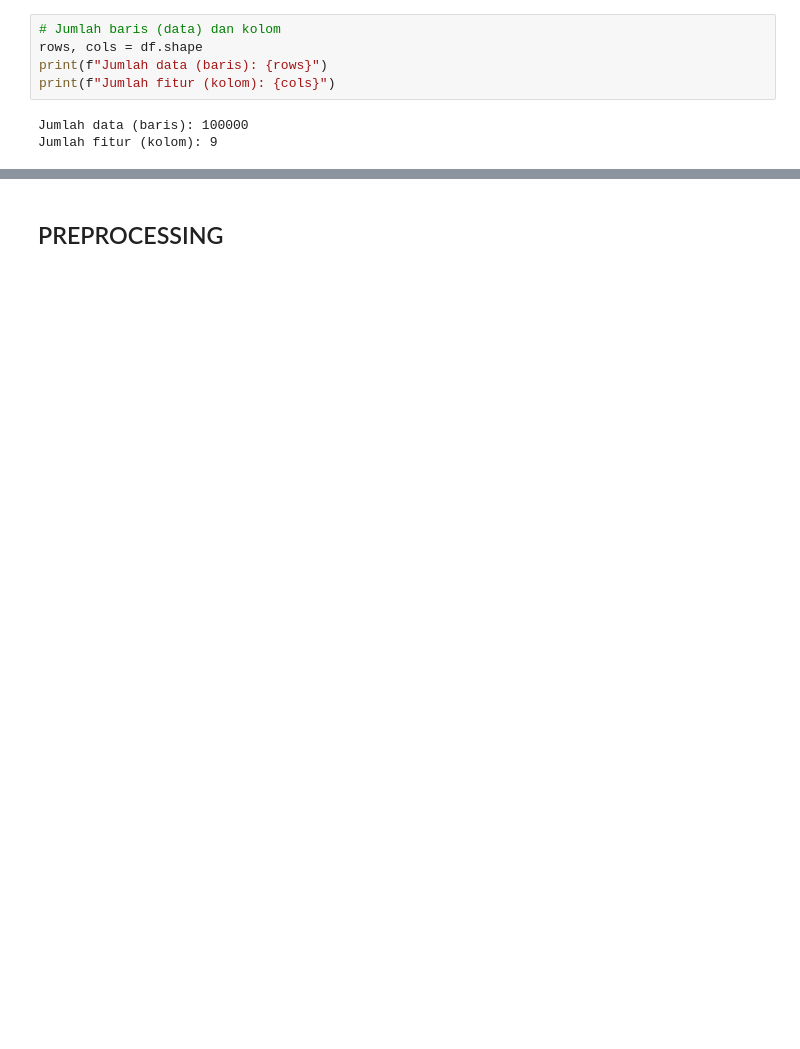
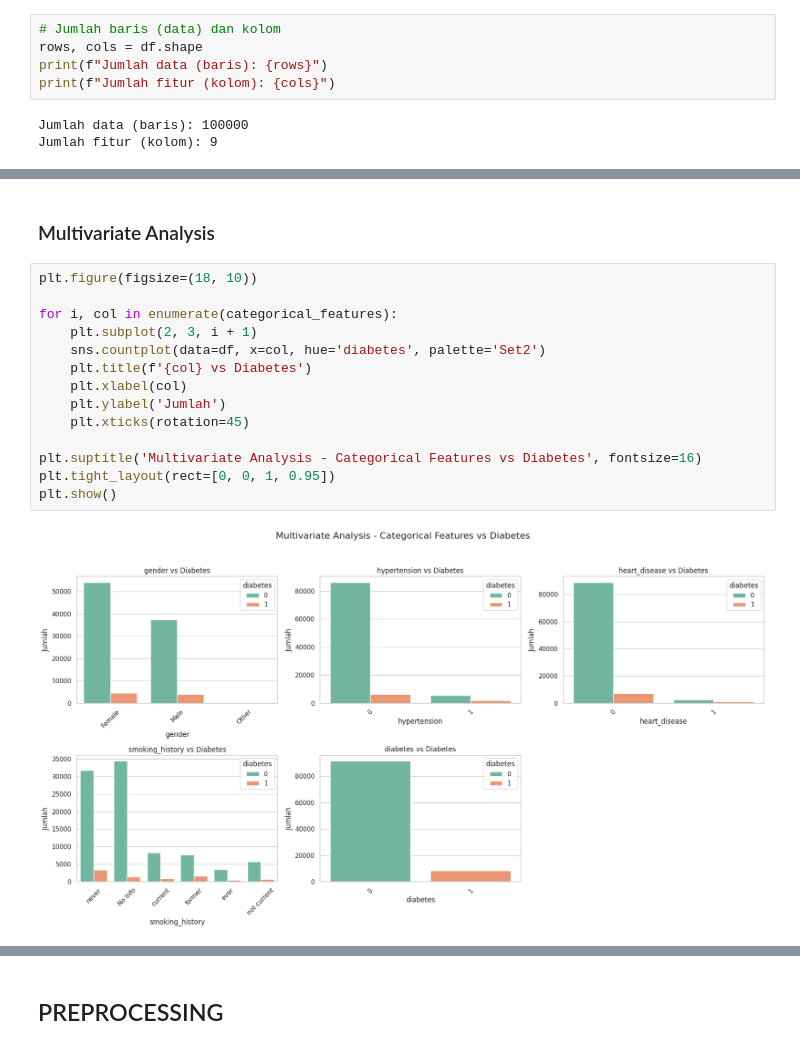
Before and after one commit to SweetAware/sweetaware-model, a Jupyter notebook: notebook.ipynb, the cells around one changed output, grey strips where cells are left out. Drawn from its saved outputs; the diff is of its cells as text; blank space fills up the shorter version.

```diff
--- a/notebook.ipynb
+++ b/notebook.ipynb
@@ -72,0 +183,18 @@ Jumlah fitur (kolom): 9
+# %% [markdown]
+### Multivariate Analysis
+# %%
+plt.figure(figsize=(18, 10))
+
+for i, col in enumerate(categorical_features):
+    plt.subplot(2, 3, i + 1)
+    sns.countplot(data=df, x=col, hue='diabetes', palette='Set2')
+    plt.title(f'{col} vs Diabetes')
+    plt.xlabel(col)
+    plt.ylabel('Jumlah')
+    plt.xticks(rotation=45)
+
+plt.suptitle('Multivariate Analysis - Categorical Features vs Diabetes', fontsize=16)
+plt.tight_layout(rect=[0, 0, 1, 0.95])
+plt.show()
+# %% [output]
+[figure, added]
```
Also changed, not shown: parts of 25 cells of this notebook.
